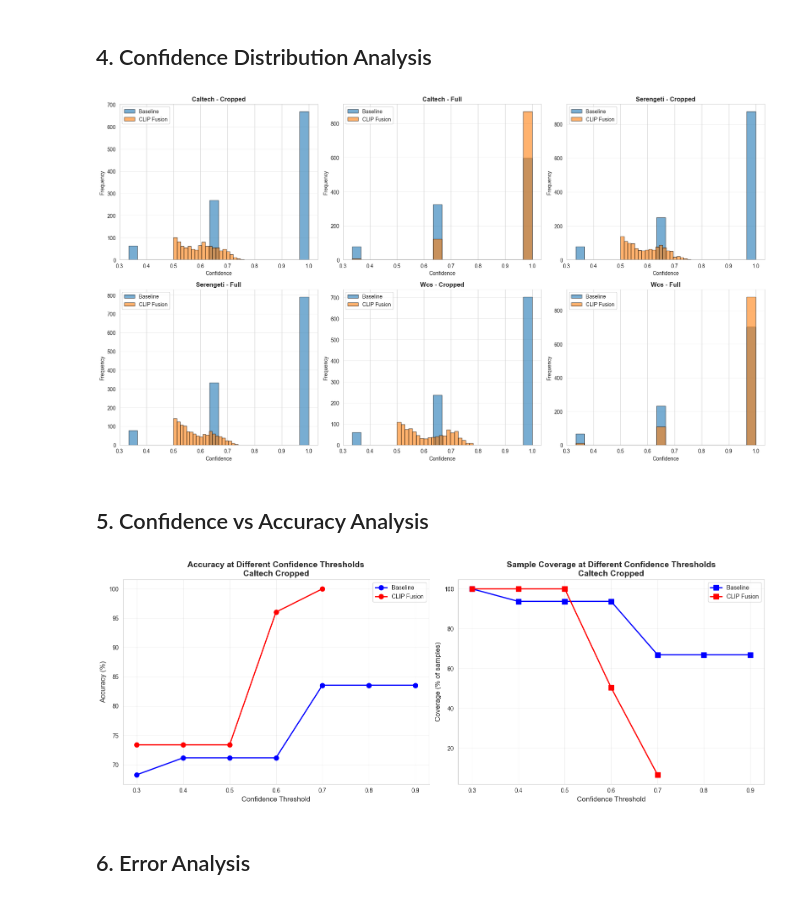
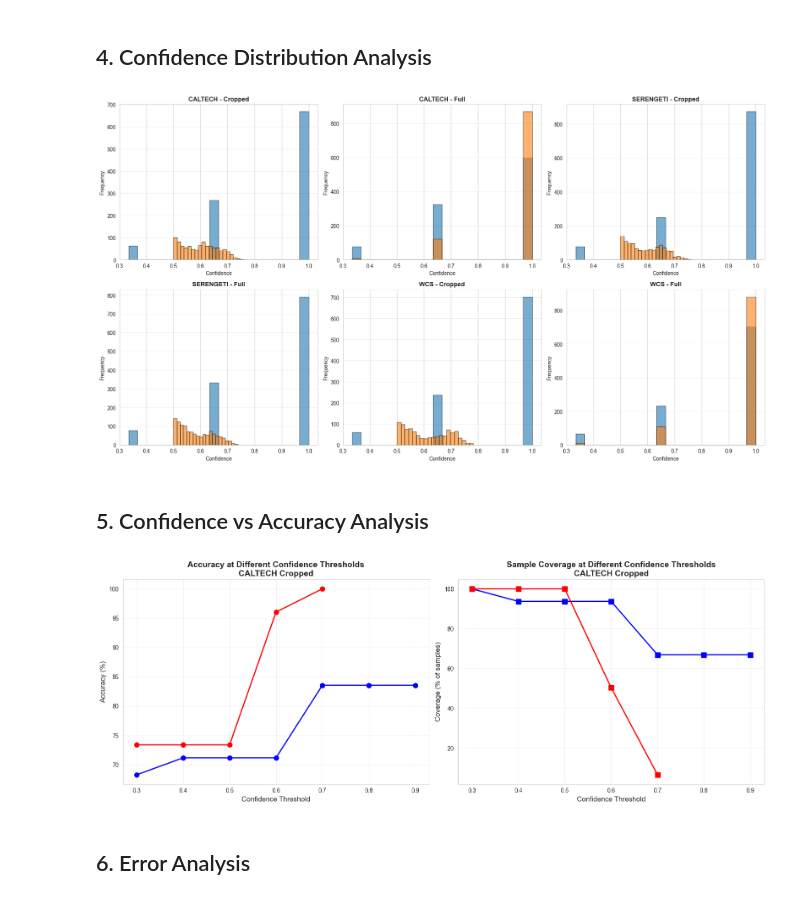
Before and after one commit to LuizAlencar17/WildMatch, a Jupyter notebook: code/metrics.ipynb, the cells around one changed output. Saved outputs shown, nothing was run; the diff lists cells and outputs as text; code cells hidden in the pictures.

```diff
--- a/code/metrics.ipynb
+++ b/code/metrics.ipynb
@@ -216,7 +235,7 @@ for dataset in all_metrics:
             clip_conf = all_metrics[dataset][img_type]['clip_fusion']['avg_confidence']
 
             improvement_data.append({
-                'Dataset': dataset.capitalize(),
+                'Dataset': dataset.upper(),
                 'Image Type': img_type.capitalize(),
                 'Baseline Accuracy (%)': baseline_acc * 100,
                 'WildMatch-VLM-Fusion Accuracy (%)': clip_acc * 100,
@@ -289,24 +308,23 @@ for dataset in improvement_df['Dataset'].unique():
     dataset_data = improvement_df[improvement_df['Dataset'] == dataset]
     axes[1].scatter(dataset_data['Baseline Accuracy (%)'],
                    dataset_data['WildMatch-VLM-Fusion Accuracy (%)'],
-                   s=150, alpha=0.7, label=dataset, edgecolors='black', linewidth=1.5)
+                   s=150, alpha=0.7, edgecolors='black', linewidth=1.5)
 
 # Add diagonal line (y=x) representing equal performance
 min_val = min(improvement_df['Baseline Accuracy (%)'].min(), improvement_df['WildMatch-VLM-Fusion Accuracy (%)'].min())
 max_val = max(improvement_df['Baseline Accuracy (%)'].max(), improvement_df['WildMatch-VLM-Fusion Accuracy (%)'].max())
-axes[1].plot([min_val, max_val], [min_val, max_val], 'k--', alpha=0.5, linewidth=2, label='Equal Performance')
+axes[1].plot([min_val, max_val], [min_val, max_val], 'k--', alpha=0.5, linewidth=2)
 
 axes[1].set_xlabel('Baseline Accuracy (%)', fontsize=12)
 axes[1].set_ylabel('WildMatch-VLM-Fusion Accuracy (%)', fontsize=12)
 axes[1].set_title('Baseline vs WildMatch-VLM-Fusion Performance', fontsize=14, fontweight='bold')
-axes[1].legend(fontsize=10)
 axes[1].grid(True, alpha=0.3)
 
 # Add shaded regions
 axes[1].fill_between([min_val, max_val], [min_val, min_val], [min_val, max_val],
-                     alpha=0.1, color='green', label='WildMatch-VLM-Fusion Better')
+                     alpha=0.1, color='green')
 axes[1].fill_between([min_val, max_val], [min_val, max_val], [max_val, max_val],
-                     alpha=0.1, color='red', label='Baseline Better')
+                     alpha=0.1, color='red')
 
 plt.tight_layout()
 plt.savefig(OUTPUT_DIR / 'improvement_analysis.png', dpi=300, bbox_inches='tight')
@@ -317,7 +335,7 @@ plt.show()
 ## 3. Per-Species Performance Analysis
 # %%
 # Analyze per-species performance for all approaches vs baseline
-for dataset_name in ["caltech", "serengeti", "wcs"]:
+for dataset_name in ["caltech", "serengeti", "WCS"]:
     for img_type_name in ["cropped", "full"]:
         if dataset_name in predictions and img_type_name in predictions[dataset_name]:
             print(f"=" * 100)
@@ -428,6 +530,6 @@ if len(species_df) > 0:
 # %%
 # New section: Species Accuracy Matrix per Dataset and Image Type
-for dataset in ['caltech', 'serengeti', 'wcs']:
+for dataset in ['caltech', 'serengeti', 'WCS']:
     for img_type in ['cropped', 'full']:
         if dataset in all_metrics and img_type in all_metrics[dataset]:
             print(f"=" * 100)
@@ -474,36 +576,39 @@ tapirus terrestris      58.0         88.0   1.0  86.0
 # %%
 # Compare confidence distributions
 fig, axes = plt.subplots(2, 3, figsize=(18, 10))
 axes = axes.flatten()
 
 plot_idx = 0
-for dataset in ['caltech', 'serengeti', 'wcs']:
+for dataset in ['caltech', 'serengeti', 'WCS']:
     for img_type in ['cropped', 'full']:
         if plot_idx >= 6:
             break
 
         ax = axes[plot_idx]
 
         if dataset in predictions and img_type in predictions[dataset]:
             for approach in ['baseline', 'clip_fusion']:
                 if approach in predictions[dataset][img_type]:
                     df = predictions[dataset][img_type][approach]
                     label = 'Baseline' if approach == 'baseline' else 'WildMatch-VLM-Fusion'
                     ax.hist(df['confidence'], bins=20, alpha=0.6, label=label, edgecolor='black')
 
             ax.set_xlabel('Confidence', fontsize=10)
             ax.set_ylabel('Frequency', fontsize=10)
-            ax.set_title(f'{dataset.capitalize()} - {img_type.capitalize()}', fontsize=12, fontweight='bold')
-            ax.legend()
+            ax.set_title(f'{dataset.upper()} - {img_type.capitalize()}', fontsize=12, fontweight='bold')
+            # remove legend
+            leg = ax.get_legend()
+            if leg is not None:
+                leg.remove()
             ax.grid(axis='y', alpha=0.3)
 
         plot_idx += 1
 
 plt.tight_layout()
 plt.savefig(OUTPUT_DIR / 'confidence_distributions.png', dpi=300, bbox_inches='tight')
 plt.show()
 # %% [output]
-[figure, old version]
+[figure, new version]
 # %% [markdown]
 ## 5. Confidence vs Accuracy Analysis
 # %%
@@ -549,23 +654,29 @@ if dataset_name in predictions and img_type_name in predictions[dataset_name]:
 
 axes[0].set_xlabel('Confidence Threshold', fontsize=12)
 axes[0].set_ylabel('Accuracy (%)', fontsize=12)
-axes[0].set_title(f'Accuracy at Different Confidence Thresholds\n{dataset_name.capitalize()} {img_type_name.capitalize()}',
+axes[0].set_title(f'Accuracy at Different Confidence Thresholds\n{dataset_name.upper()} {img_type_name.capitalize()}',
                  fontsize=14, fontweight='bold')
-axes[0].legend(fontsize=10)
+# remove legend
+leg0 = axes[0].get_legend()
+if leg0 is not None:
+    leg0.remove()
 axes[0].grid(True, alpha=0.3)
 
 axes[1].set_xlabel('Confidence Threshold', fontsize=12)
 axes[1].set_ylabel('Coverage (% of samples)', fontsize=12)
-axes[1].set_title(f'Sample Coverage at Different Confidence Thresholds\n{dataset_name.capitalize()} {img_type_name.capitalize()}',
+axes[1].set_title(f'Sample Coverage at Different Confidence Thresholds\n{dataset_name.upper()} {img_type_name.capitalize()}',
                  fontsize=14, fontweight='bold')
-axes[1].legend(fontsize=10)
+# remove legend
+leg1 = axes[1].get_legend()
+if leg1 is not None:
+    leg1.remove()
 axes[1].grid(True, alpha=0.3)
 
 plt.tight_layout()
 plt.savefig(OUTPUT_DIR / 'confidence_accuracy_analysis.png', dpi=300, bbox_inches='tight')
 plt.show()
 # %% [output]
-[figure, old version]
+[figure, new version]
 # %% [markdown]
 ## 6. Error Analysis
 # %%
```
Also changed, not shown: parts of 16 cells of this notebook, 19 other files.
